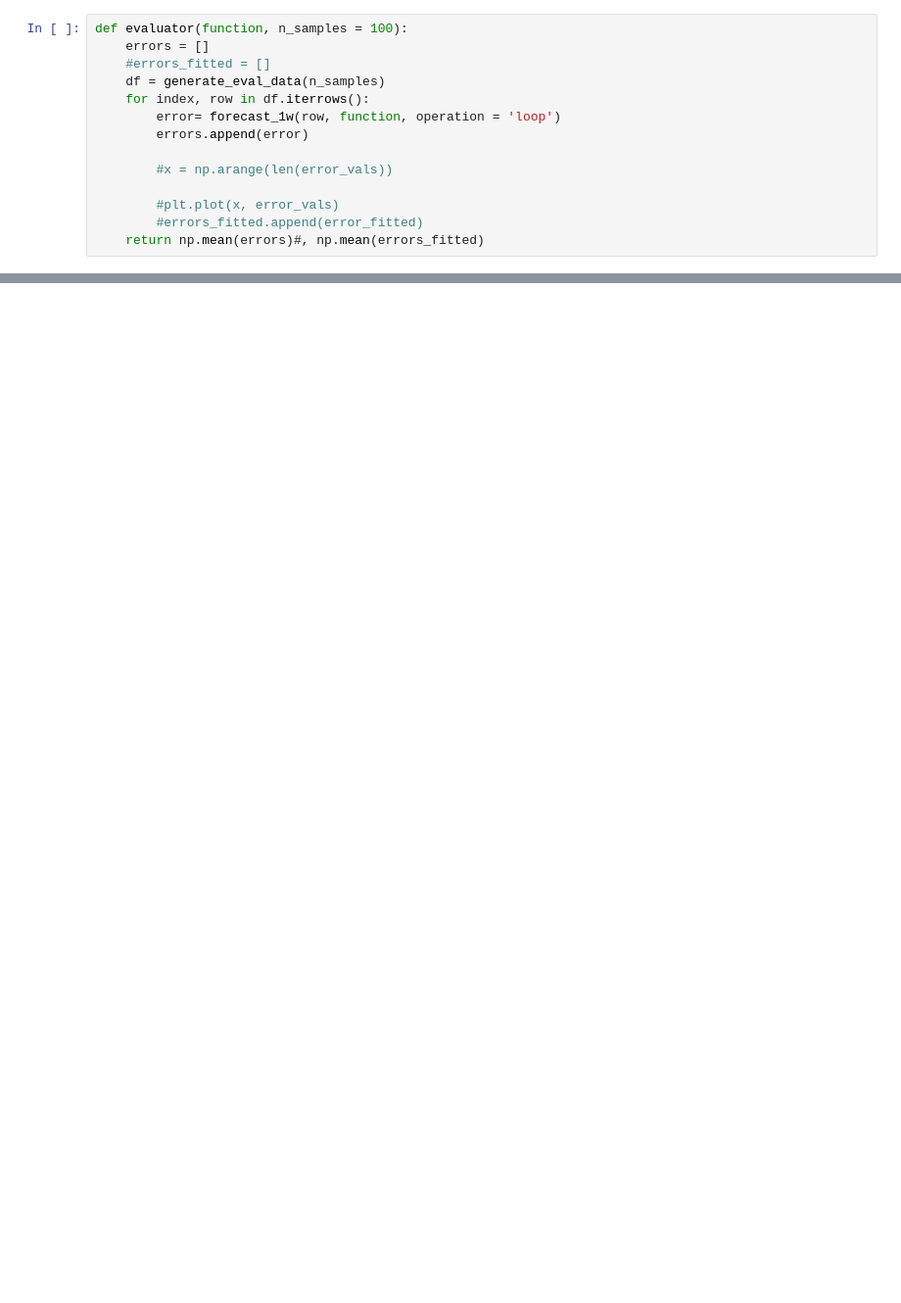
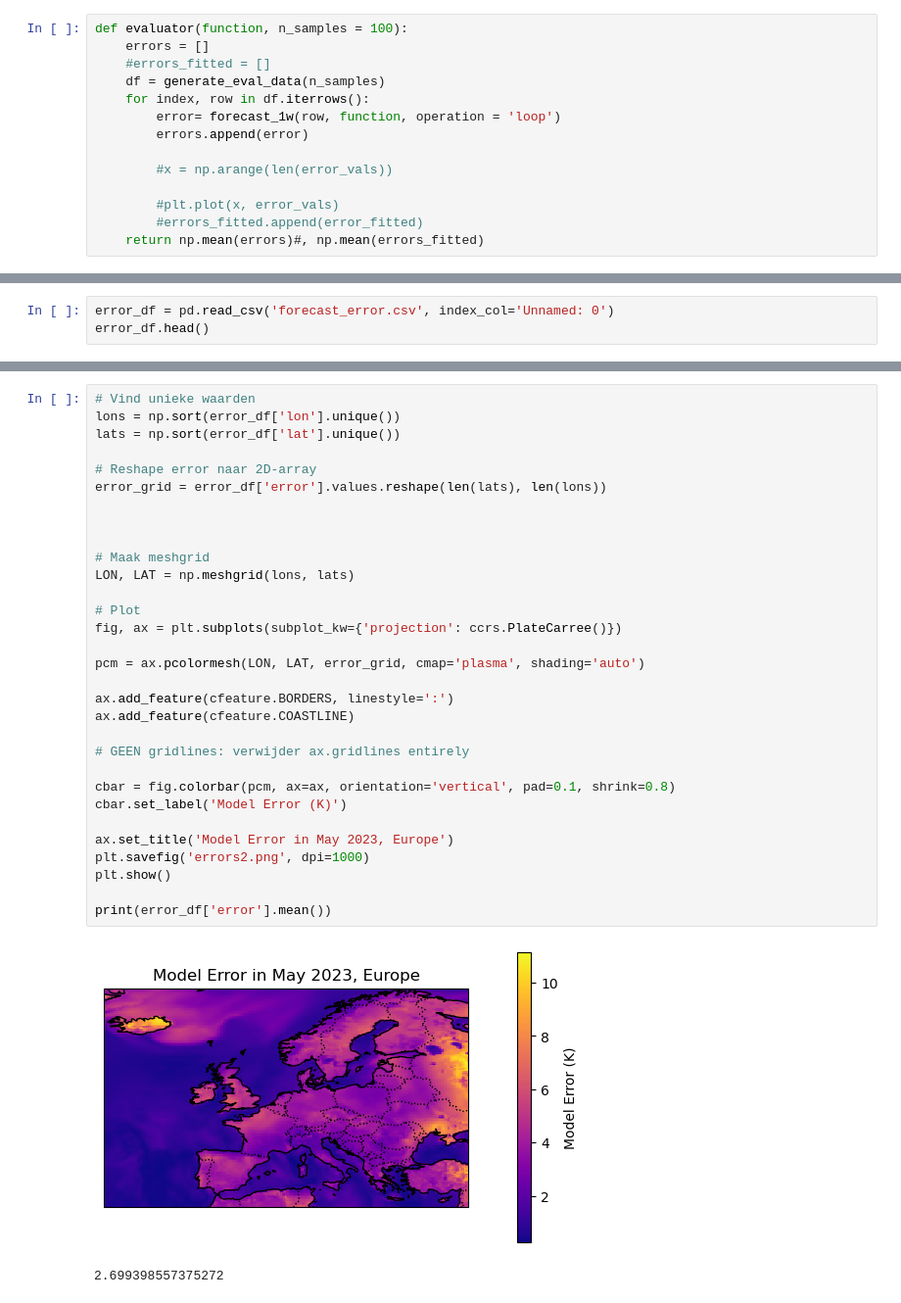
Before and after one commit to Buusta/Data-Science-Groep-10, a Jupyter notebook: cases/hackaton/hackathon.ipynb, the cells around one changed output, grey strips where cells are left out. Shown at 98% size. Cells and saved outputs as stored; diff of their text form; blank space fills up the shorter version.

```diff
--- a/cases/hackaton/hackathon.ipynb
+++ b/cases/hackaton/hackathon.ipynb
@@ -360,0 +381,3 @@ Maximum Likelihood optimization failed to converge. Check mle_retvals
+# %%
+error_df = pd.read_csv('forecast_error.csv', index_col='Unnamed: 0')
+error_df.head()
@@ -360,0 +391,34 @@ Maximum Likelihood optimization failed to converge. Check mle_retvals
+# %%
+# Vind unieke waarden
+lons = np.sort(error_df['lon'].unique())
+lats = np.sort(error_df['lat'].unique())
+
+# Reshape error naar 2D-array
+error_grid = error_df['error'].values.reshape(len(lats), len(lons))
+
+
+
+# Maak meshgrid
+LON, LAT = np.meshgrid(lons, lats)
+
+# Plot
+fig, ax = plt.subplots(subplot_kw={'projection': ccrs.PlateCarree()})
+
+pcm = ax.pcolormesh(LON, LAT, error_grid, cmap='plasma', shading='auto')
+
+ax.add_feature(cfeature.BORDERS, linestyle=':')
+ax.add_feature(cfeature.COASTLINE)
+
+# GEEN gridlines: verwijder ax.gridlines entirely
+
+cbar = fig.colorbar(pcm, ax=ax, orientation='vertical', pad=0.1, shrink=0.8)
+cbar.set_label('Model Error (K)')
+
+ax.set_title('Model Error in May 2023, Europe')
+plt.savefig('errors2.png', dpi=1000)
+plt.show()
+
+print(error_df['error'].mean())
+# %% [output]
+[figure, added]
+2.699398557375272
```
Also changed, not shown: parts of 17 cells of this notebook, 8 other files.
